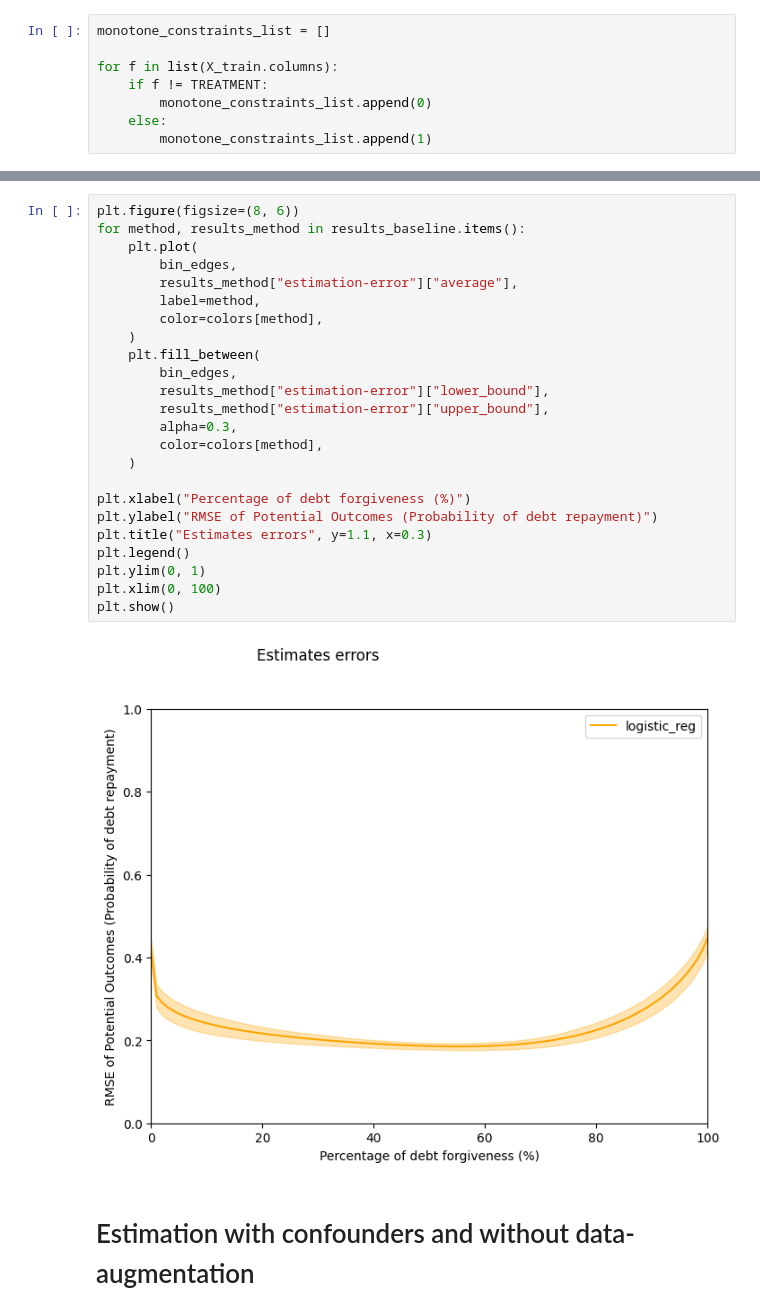
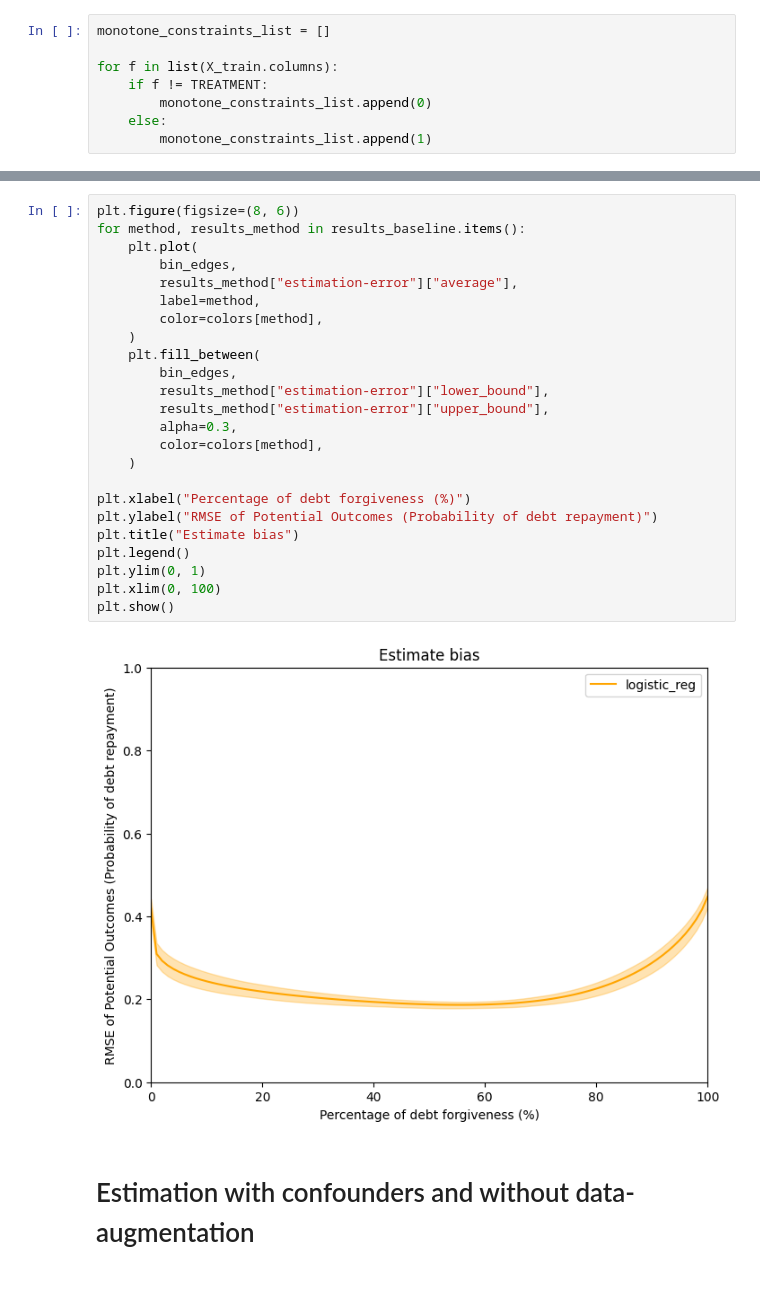
Before and after one commit to javiermoralh/causal-pipeline, a Jupyter notebook: 07_ablation_study.ipynb, the cells around one changed output, grey strips where cells are left out. Drawn from its saved outputs; the diff is of its cells as text; blank space fills up the shorter version.

```diff
--- a/07_ablation_study.ipynb
+++ b/07_ablation_study.ipynb
@@ -573,29 +565,29 @@ plt.show()
 # %%
 plt.figure(figsize=(8, 6))
 for method, results_method in results_baseline.items():
     plt.plot(
         bin_edges,
         results_method["estimation-error"]["average"],
         label=method,
         color=colors[method],
     )
     plt.fill_between(
         bin_edges,
         results_method["estimation-error"]["lower_bound"],
         results_method["estimation-error"]["upper_bound"],
         alpha=0.3,
         color=colors[method],
     )
 
 plt.xlabel("Percentage of debt forgiveness (%)")
 plt.ylabel("RMSE of Potential Outcomes (Probability of debt repayment)")
-plt.title("Estimates errors", y=1.1, x=0.3)
+plt.title("Estimate bias")
 plt.legend()
 plt.ylim(0, 1)
 plt.xlim(0, 100)
 plt.show()
 # %% [output]
-[figure, old version]
+[figure, new version]
 # %% [markdown]
 # Estimation with confounders and without data-augmentation
 # %%
```
Also changed, not shown: parts of 16 cells of this notebook, 18 other files.
